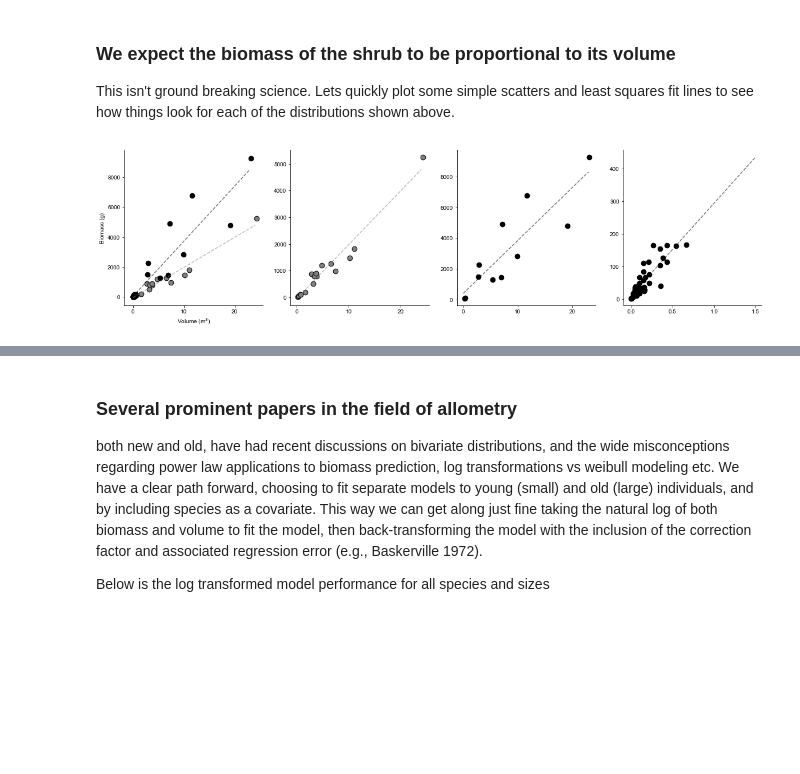
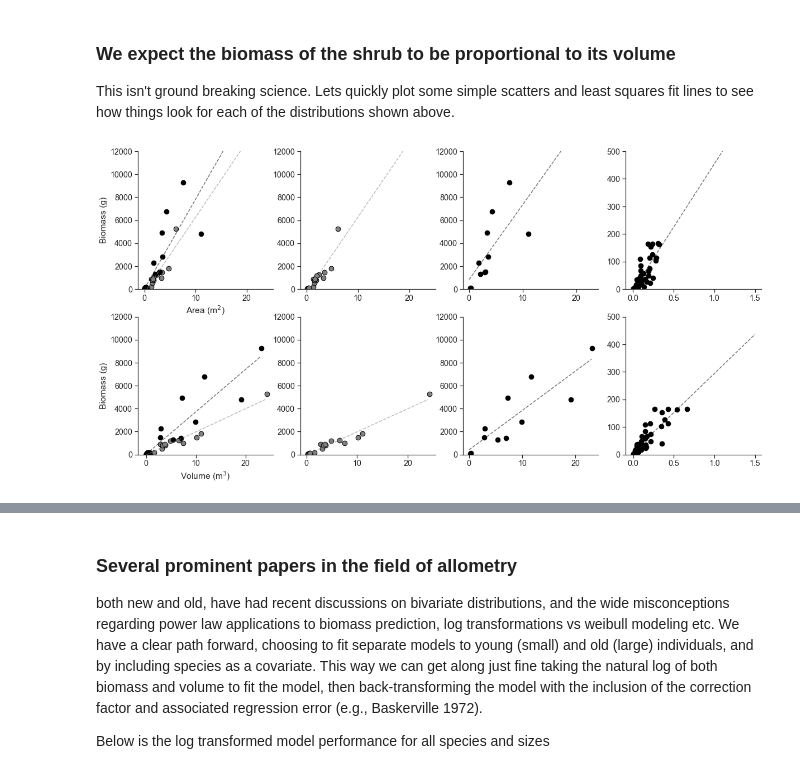
Before and after one commit to djkrofch/JemezAllometries, a Jupyter notebook: Jemez_Allometry.ipynb, the cells around one changed output, grey strips where cells are left out. Saved outputs shown, nothing was run; the diff lists cells and outputs as text; code cells hidden in the pictures; blank space fills up the shorter version.

```diff
--- a/Jemez_Allometry.ipynb
+++ b/Jemez_Allometry.ipynb
@@ -30,6 +30,10 @@ dataDir = 'C:/Research/JemezAllometries/'
 # %% [markdown]
 #### A few calc and plotting functions to help out along the way
 # %%
+def pacalc(a,b):
+    area = (a/2) * (b/2) * np.pi
+    return area
+
 def volcalc(a,b,height):
     volume = (4/3.) * (a/2) * (b/2) * height * np.pi
     return volume
@@ -38,7 +42,7 @@ def linfit(fitfunc, df):
     ols = smf.ols(fitfunc, df).fit()
     slope = (ols.params[1])
     intercept = (ols.params[0])
-    return slope, intercept
+    return slope, intercept, smf.ols(fitfunc, df)
 
 def plotLinFit(slope, intercept, Xmin, Xmax, ax=None, *args, **kwargs):
     y = []
@@ -52,6 +56,7 @@ def plotLinFit(slope, intercept, Xmin, Xmax, ax=None, *args, **kwargs):
 We then subset the data by species to determine the impact on fit if we are unable to ID the shrub. Only useful if the implication is that we are planning on driving these allometries remotely - something I want to stress in the paper. Otherwise, we should have just measured stem diameters like the rest of the world.
 # %%
 master = pd.read_csv('jemez_allometry_master.csv')
+master['area']   = pacalc(master['a'], master['b'])
 master['volume'] = volcalc(master['a'], master['b'], master['height'])
 
 rone = master[master.species == 'RONE']
@@ -86,53 +104,92 @@ sns.despine()
 ### We expect the biomass of the shrub to be proportional to its volume
 This isn't ground breaking science. Lets quickly plot some simple scatters and least squares fit lines to see how things look for each of the distributions shown above.
 # %%
-f, (ax1, ax2, ax3, ax4) = plt.subplots(1,4, figsize = (20,5))
+f, ((ax1, ax2, ax3, ax4), (ax5, ax6, ax7, ax8)) = plt.subplots(2,4, figsize = (20,10))
 axs = f.axes
 
-idx = 0
 colors = ['gray','black']
 
+idx = 0
 for spec in ['RONE','QUGA']:
     toPlot = master[master.species == spec]
-    ax1.scatter(toPlot.volume, toPlot.biomass_t,
+    ax1.scatter(toPlot.area, toPlot.biomass_t,
                 color = colors[idx], marker = 'o',
                 edgecolor='k', s = 75)
     idx += 1
+
+idx = 0
+for spec in ['RONE','QUGA']:
+    toPlot = master[master.species == spec]
+    ax5.scatter(toPlot.volume, toPlot.biomass_t,
+                color = colors[idx], marker = 'o',
+                edgecolor='k', s = 75)
+    idx += 1
+
+idx = 0
+for df in [rone, quga]:
+    slope, intercept = linfit('biomass_t ~ area', df)
+    plotLinFit(slope, intercept, 0, df.volume.max(), ax = ax1, ls = '--', color = colors[idx], alpha = 0.55)
+    idx += 1
+
 idx = 0
 for df in [rone, quga]:
     slope, intercept = linfit('biomass_t ~ volume', df)
-    plotLinFit(slope, intercept, 0, df.volume.max(), ax = ax1, ls = '--', color = colors[idx], alpha = 0.55)
+    plotLinFit(slope, intercept, 0, df.volume.max(), ax = ax5, ls = '--', color = colors[idx], alpha = 0.55)
     idx += 1
 
+ax2.scatter(rone.area, rone.biomass_t,
+        color = colors[0], marker = 'o',
+        edgecolor='k', s = 75)
+slope, intercept = linfit('biomass_t ~ area', rone)
+plotLinFit(slope, intercept, 0, rone.volume.max(), ax = ax2, ls = '--', color = colors[0], alpha = 0.55)
 
-ax2.scatter(rone.volume, rone.biomass_t,
+ax3.scatter(quga_289.area, quga_289.biomass_t,
+        color = colors[1], marker = 'o',
+        edgecolor='k', s = 75)
+slope, intercept = linfit('biomass_t ~ area', quga_289)
+plotLinFit(slope, intercept, 0, quga_289.volume.max(), ax = ax3, ls = '--', color = colors[1], alpha = 0.55)
+
+ax4.scatter(quga_vcp.area, quga_vcp.biomass_t,
+        color = colors[1], marker = 'o',
+        edgecolor='k', s = 75)
+slope, intercept = linfit('biomass_t ~ area', quga_vcp)
+plotLinFit(slope, intercept, 0, 2, ax = ax4, ls = '--', color = colors[1], alpha = 0.55)
+
+ax6.scatter(rone.volume, rone.biomass_t,
         color = colors[0], marker = 'o',
         edgecolor='k', s = 75)
 slope, intercept = linfit('biomass_t ~ volume', rone)
-plotLinFit(slope, intercept, 0, rone.volume.max(), ax = ax2, ls = '--', color = colors[0], alpha = 0.55)
+plotLinFit(slope, intercept, 0, rone.volume.max(), ax = ax6, ls = '--', color = colors[0], alpha = 0.55)
 
-ax3.scatter(quga_289.volume, quga_289.biomass_t,
+ax7.scatter(quga_289.volume, quga_289.biomass_t,
         color = colors[1], marker = 'o',
         edgecolor='k', s = 75)
 slope, intercept = linfit('biomass_t ~ volume', quga_289)
-plotLinFit(slope, intercept, 0, quga_289.volume.max(), ax = ax3, ls = '--', color = colors[1], alpha = 0.55)
+plotLinFit(slope, intercept, 0, quga_289.volume.max(), ax = ax7, ls = '--', color = colors[1], alpha = 0.55)
 
-ax4.scatter(quga_vcp.volume, quga_vcp.biomass_t,
+ax8.scatter(quga_vcp.volume, quga_vcp.biomass_t,
         color = colors[1], marker = 'o',
         edgecolor='k', s = 75)
 slope, intercept = linfit('biomass_t ~ volume', quga_vcp)
-plotLinFit(slope, intercept, 0, 2, ax = ax4, ls = '--', color = colors[1], alpha = 0.55)
-
+plotLinFit(slope, intercept, 0, 2, ax = ax8, ls = '--', color = colors[1], alpha = 0.55)
 
 
 ax.legend(['rone','quga'], fontsize = 15, loc = 0)
 idx = 0
 
 ax1.set_ylabel('Biomass (g)')
-ax1.set_xlabel('Volume (m$^{3}$)')
+ax1.set_xlabel('Area (m$^{2}$)')
+
+ax5.set_ylabel('Biomass (g)')
+ax5.set_xlabel('Volume (m$^{3}$)')
+
+for ax in axs:
+    ax.set_ylim([0,12000])
+for ax in [ax4, ax8]:
+    ax.set_ylim([0,500])
 
 sns.despine()
 sns.set_style('ticks')
 sns.set_context('notebook', font_scale=1.3)
 # %% [output]
-[figure, old version]
+[figure, new version]
```
Also changed, not shown: parts of 42 cells of this notebook.
